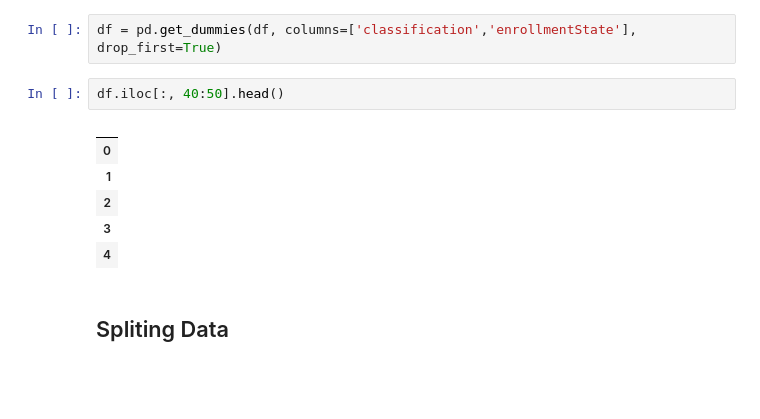
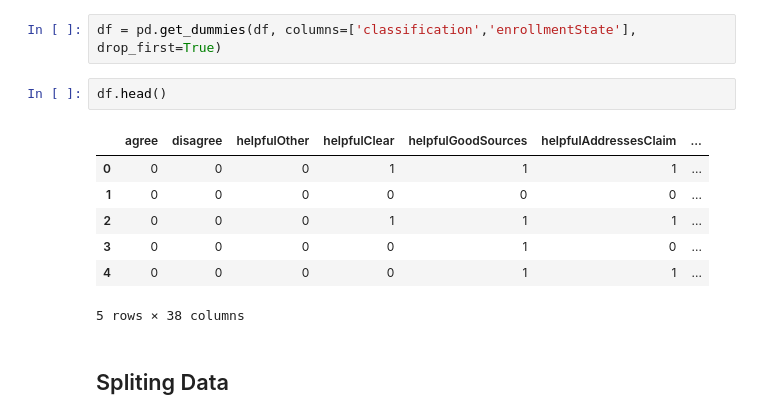
Before and after one commit to RayH-1/hertie-ml-x-project, a Jupyter notebook: 3_Process/31_Code/2_Ray_Code_Test.ipynb, the cells around one changed output. Drawn from its saved outputs; the diff is of its cells as text; blank space fills up the shorter version.

```diff
--- a/3_Process/31_Code/2_Ray_Code_Test.ipynb
+++ b/3_Process/31_Code/2_Ray_Code_Test.ipynb
@@ -39,14 +39,15 @@ df = data.drop(['noteId', 'raterParticipantId', 'createdAtMillis_x', 'participan
 # %%
 df = pd.get_dummies(df, columns=['classification','enrollmentState'], drop_first=True)
 # %%
-df.iloc[:, 40:50].head()
+df.head()
 # %% [output]
-|  |
-| 0 |
-| 1 |
-| 2 |
-| 3 |
-| 4 |
+|  | agree | disagree | helpfulOther | helpfulClear | helpfulGoodSources | helpfulAddressesClaim | ... |
+| 0 | 0 | 0 | 0 | 1 | 1 | 1 | ... |
+| 1 | 0 | 0 | 0 | 0 | 0 | 0 | ... |
+| 2 | 0 | 0 | 0 | 1 | 1 | 1 | ... |
+| 3 | 0 | 0 | 0 | 0 | 1 | 0 | ... |
+| 4 | 0 | 0 | 0 | 0 | 1 | 1 | ... |
+5 rows × 38 columns
 # %% [markdown]
 ## Spliting Data
 # %%
```
Also changed, not shown: parts of 1 cell of this notebook.
